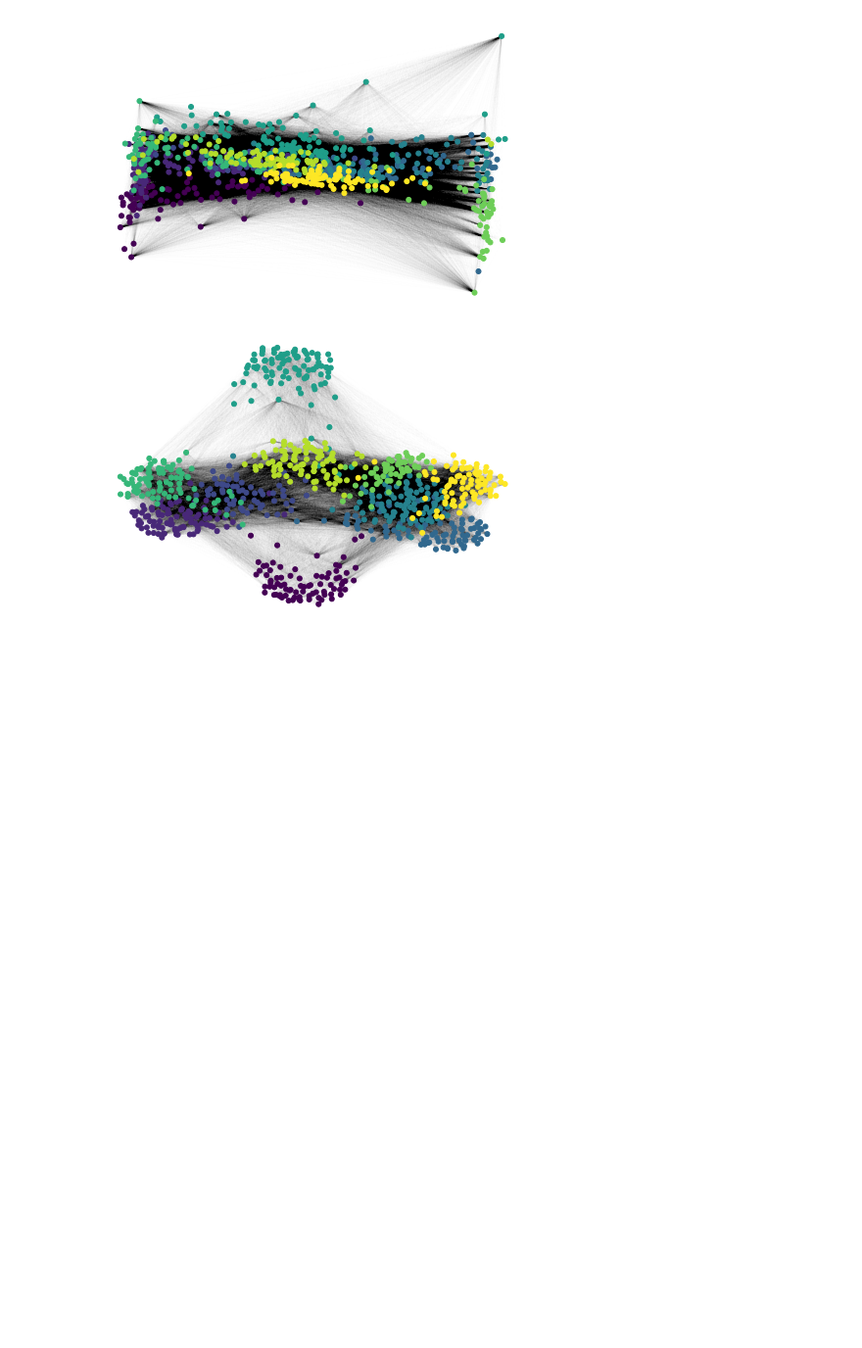
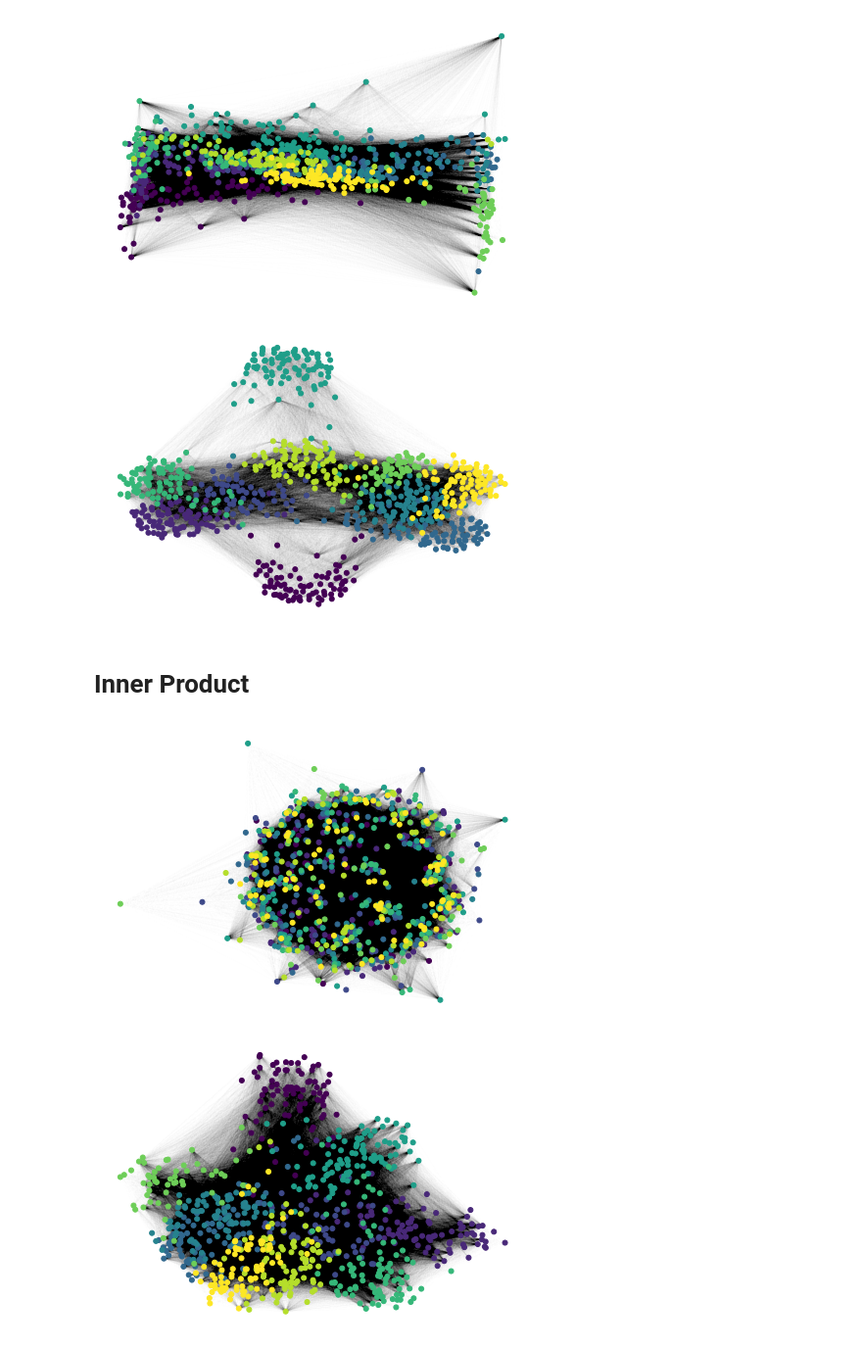
Before and after one commit to kkolodner/NE_similarity_network, a Jupyter notebook: plot_networks.ipynb, the cells around one changed output. Shown at 98% size. Saved outputs shown, nothing was run; the diff lists cells and outputs as text; code cells hidden in the pictures; blank space fills up the shorter version.

```diff
--- a/plot_networks.ipynb
+++ b/plot_networks.ipynb
@@ -113,3 +129,23 @@ make_plot_og(edges_cosine_noisy_fv)
 make_plot_og(edges_cosine_fv)
 # %% [output]
 [figure]
+# %% [markdown]
+# Inner Product
+# %%
+mat_data_ne_prod = sio.loadmat('innerprod_gauss_NE.mat')
+mat_data_ne_cosine_prod = sio.loadmat('innerprod_cos_NE.mat')
+
+noisy_data_prod = sio.loadmat('innerprod_gauss_og.mat')
+noisy_data_cosine_prod = sio.loadmat('innerprod_cos_og.mat')
+
+edges_prod = np.array(mat_data_ne_prod['W_butterfly_NE']).round(2)
+edges_cosine_prod = np.array(mat_data_ne_cosine_prod['W_butterfly_NE']).round(2)
+
+edges_noisy_prod = np.array(noisy_data_prod['result']).round(2)
+edges_cosine_noisy_prod = np.array(noisy_data_cosine_prod['result']).round(2)
+# %%
+make_plot_og(edges_noisy_prod)
+make_plot_og(edges_prod)
+# %% [output]
+[figure, added]
+[figure, added]
```
Also changed, not shown: parts of 2 cells of this notebook, 1 other file.
